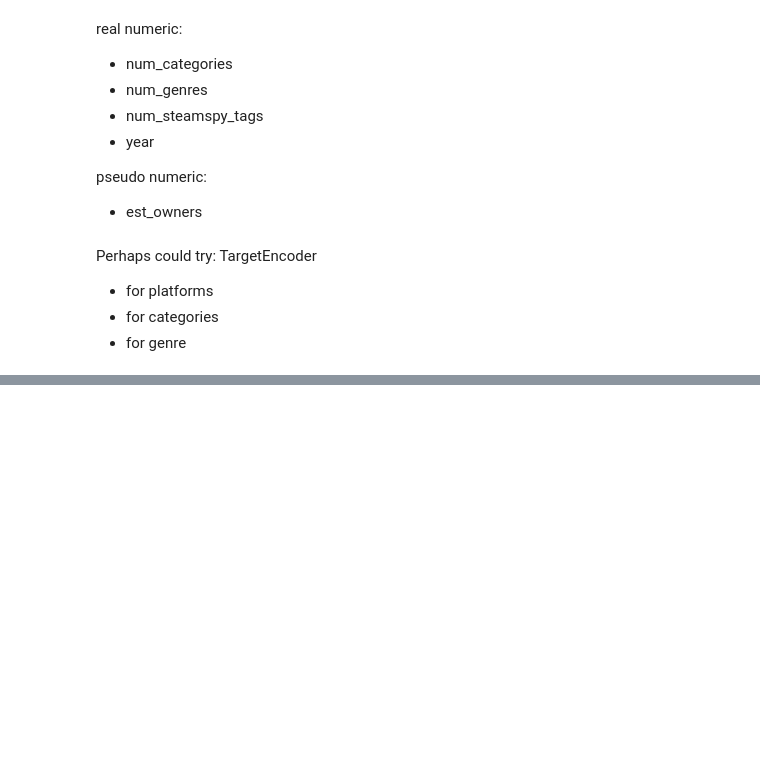
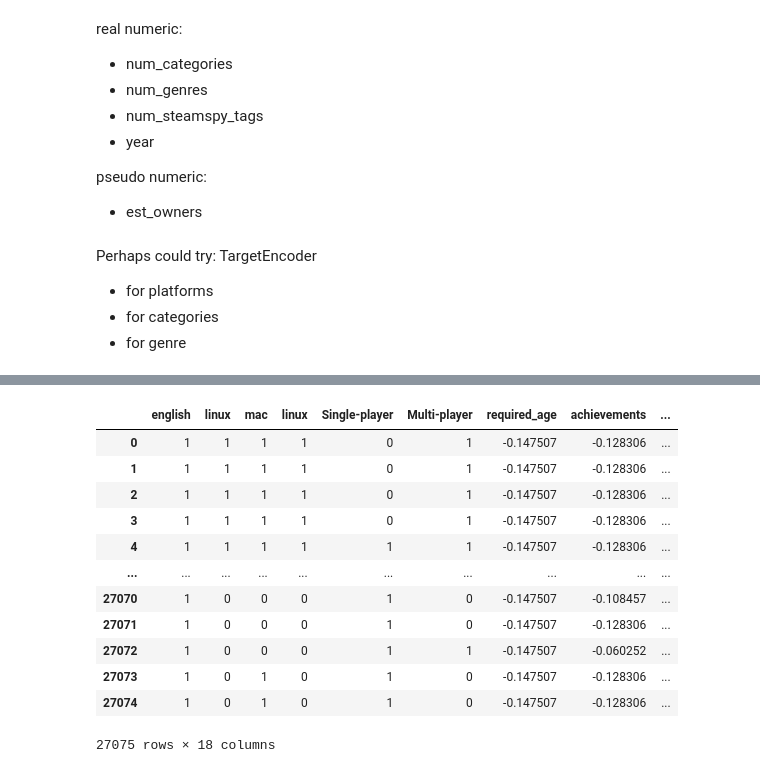
Before and after one commit to nefelibata28/usg, a Jupyter notebook: notebooks/data_cleaning.ipynb, the cells around one changed output, grey strips where cells are left out. Saved outputs shown, nothing was run; the diff lists cells and outputs as text; code cells hidden in the pictures; blank space fills up the shorter version.

```diff
--- a/notebooks/data_cleaning.ipynb
+++ b/notebooks/data_cleaning.ipynb
@@ -670,0 +669,6 @@ Perhaps could try: TargetEncoder
+# %%
+kaggle_steam['Single-player'] = categories_df['Single-player']
+kaggle_steam['Multi-player'] = categories_df['Multi-player']
+if "Accounting" not in kaggle_steam.columns:
+  kaggle_steam = pd.concat([kaggle_steam, genres_df], axis=1)
+kaggle_steam.dtypes
@@ -670,0 +693,22 @@ Perhaps could try: TargetEncoder
+# %%
+categorical = ['english', 'linux', 'mac', 'linux', 'Single-player', 'Multi-player'] # + list(genres_df.columns)
+numerical = ['required_age', 'achievements', 'positive_ratings', 'negative_ratings',
+             'average_playtime', 'median_playtime', 'price',
+             'year', 'est_owners', 'num_categories', 'num_genres', 'num_steamspy_tags']
+X = pd.DataFrame(data=StandardScaler().fit_transform(kaggle_steam.loc[:, numerical]), columns=numerical)
+X = pd.concat([kaggle_steam.loc[:, categorical], X], axis=1)
+X
+# %% [output]
+|  | english | linux | mac | linux | Single-player | Multi-player | required_age | achievements | ... |
+| 0 | 1 | 1 | 1 | 1 | 0 | 1 | -0.147507 | -0.128306 | ... |
+| 1 | 1 | 1 | 1 | 1 | 0 | 1 | -0.147507 | -0.128306 | ... |
+| 2 | 1 | 1 | 1 | 1 | 0 | 1 | -0.147507 | -0.128306 | ... |
+| 3 | 1 | 1 | 1 | 1 | 0 | 1 | -0.147507 | -0.128306 | ... |
+| 4 | 1 | 1 | 1 | 1 | 1 | 1 | -0.147507 | -0.128306 | ... |
+| ... | ... | ... | ... | ... | ... | ... | ... | ... | ... |
+| 27070 | 1 | 0 | 0 | 0 | 1 | 0 | -0.147507 | -0.108457 | ... |
+| 27071 | 1 | 0 | 0 | 0 | 1 | 0 | -0.147507 | -0.128306 | ... |
+| 27072 | 1 | 0 | 0 | 0 | 1 | 1 | -0.147507 | -0.060252 | ... |
+| 27073 | 1 | 0 | 1 | 0 | 1 | 0 | -0.147507 | -0.128306 | ... |
+| 27074 | 1 | 0 | 1 | 0 | 1 | 0 | -0.147507 | -0.128306 | ... |
+27075 rows × 18 columns
```
Also changed, not shown: parts of 8 cells of this notebook, 3 other files.
